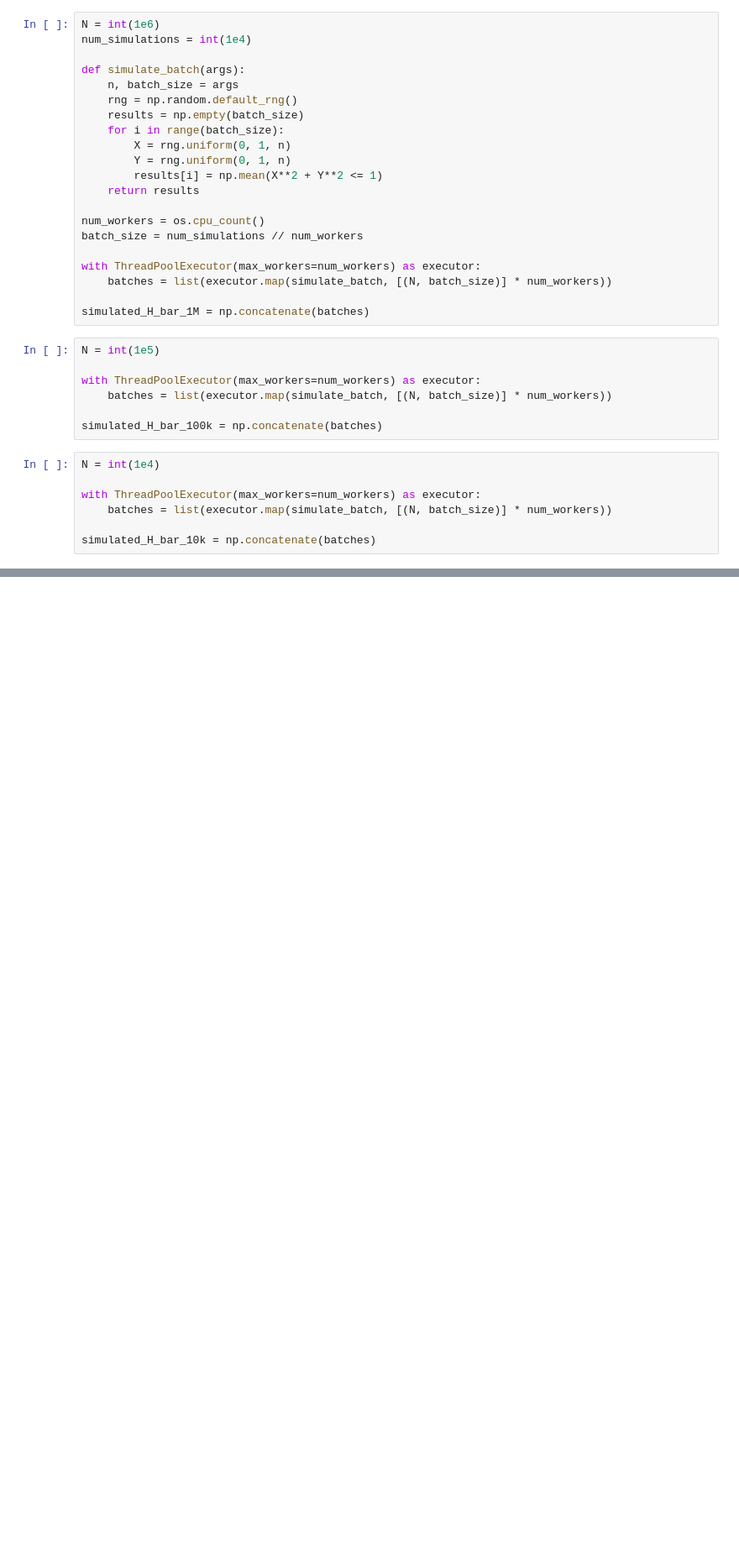
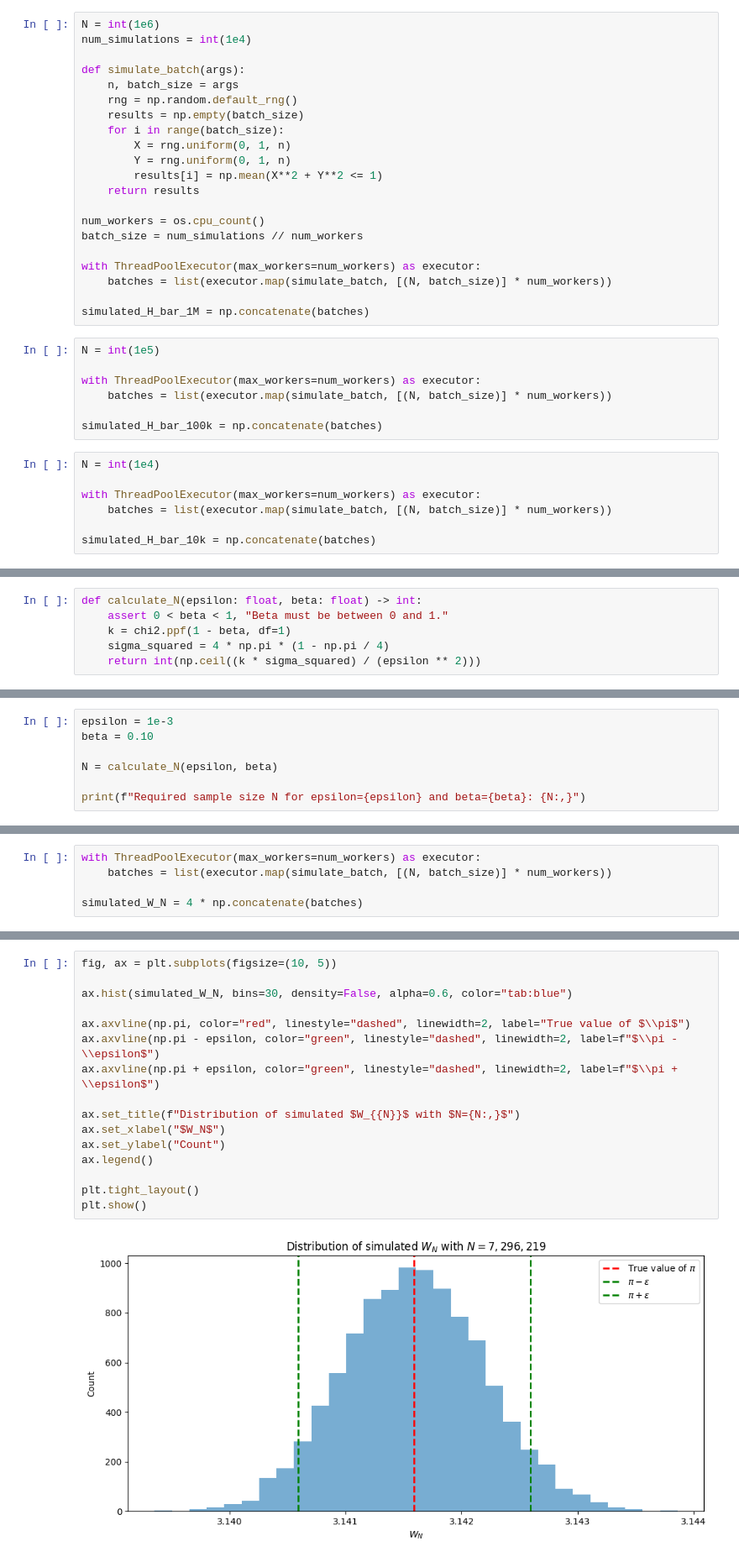
Before and after one commit to luizvalle/pi_montecarlo_process, a Jupyter notebook: notebooks/analysis.ipynb, the cells around one changed output, grey strips where cells are left out. Shown at 84% size. Saved outputs shown, nothing was run; the diff lists cells and outputs as text; blank space fills up the shorter version.

```diff
--- a/notebooks/analysis.ipynb
+++ b/notebooks/analysis.ipynb
@@ -255,0 +357,6 @@ Say that we
+# %%
+def calculate_N(epsilon: float, beta: float) -> int:
+    assert 0 < beta < 1, "Beta must be between 0 and 1."
+    k = chi2.ppf(1 - beta, df=1)
+    sigma_squared = 4 * np.pi * (1 - np.pi / 4)
+    return int(np.ceil((k * sigma_squared) / (epsilon ** 2)))
@@ -255,0 +366,7 @@ Say that we
+# %%
+epsilon = 1e-3
+beta = 0.10
+
+N = calculate_N(epsilon, beta)
+
+print(f"Required sample size N for epsilon={epsilon} and beta={beta}: {N:,}")
@@ -255,0 +378,5 @@ Say that we
+# %%
+with ThreadPoolExecutor(max_workers=num_workers) as executor:
+    batches = list(executor.map(simulate_batch, [(N, batch_size)] * num_workers))
+
+simulated_W_N = 4 * np.concatenate(batches)
@@ -255,0 +390,18 @@ Say that we
+# %%
+fig, ax = plt.subplots(figsize=(10, 5))
+
+ax.hist(simulated_W_N, bins=30, density=False, alpha=0.6, color="tab:blue")
+
+ax.axvline(np.pi, color="red", linestyle="dashed", linewidth=2, label="True value of $\\pi$")
+ax.axvline(np.pi - epsilon, color="green", linestyle="dashed", linewidth=2, label=f"$\\pi - \\epsilon$")
+ax.axvline(np.pi + epsilon, color="green", linestyle="dashed", linewidth=2, label=f"$\\pi + \\epsilon$")
+
+ax.set_title(f"Distribution of simulated $W_{{N}}$ with $N={N:,}$")
+ax.set_xlabel("$W_N$")
+ax.set_ylabel("Count")
+ax.legend()
+
+plt.tight_layout()
+plt.show()
+# %% [output]
+[figure, added]
```
Also changed, not shown: parts of 14 cells of this notebook.
